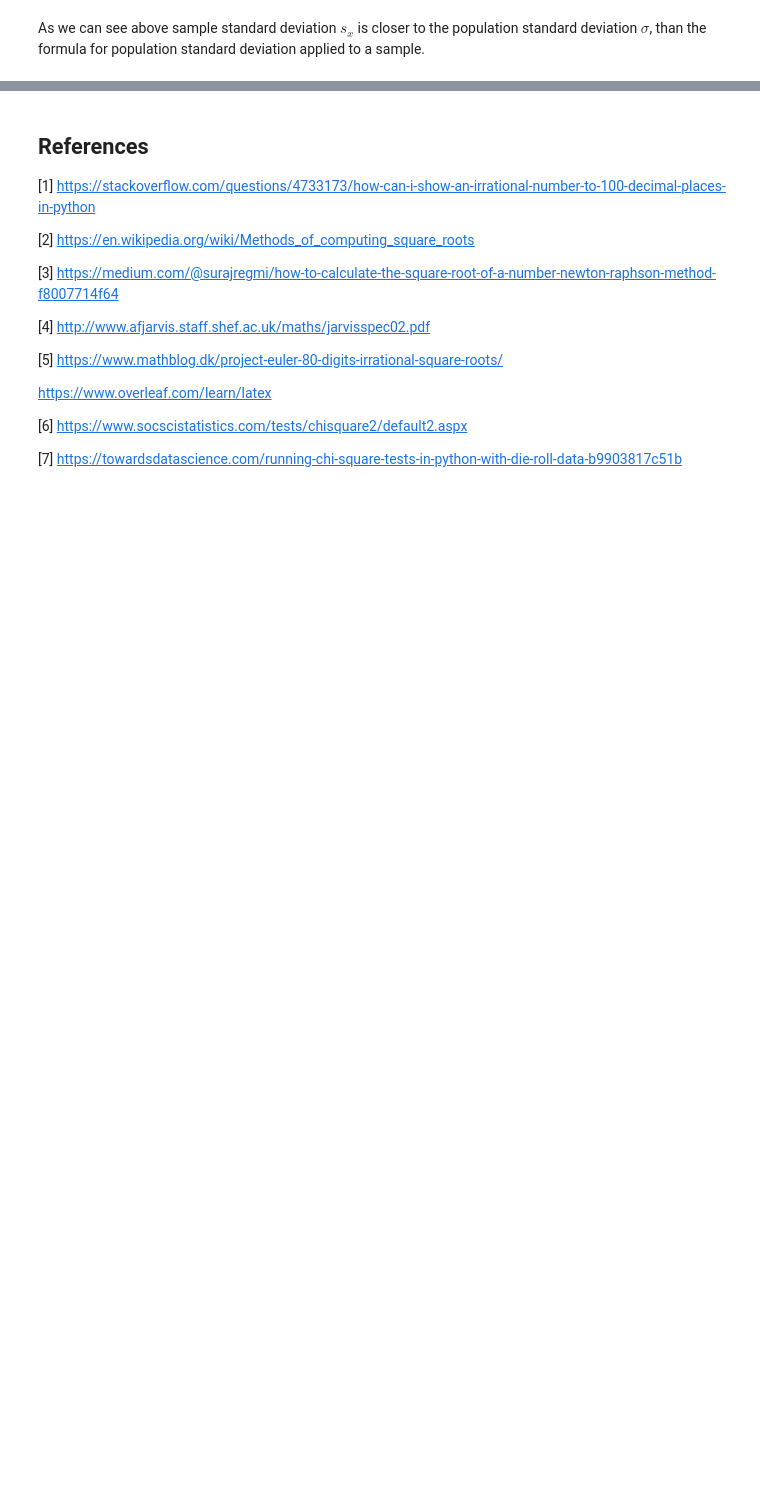
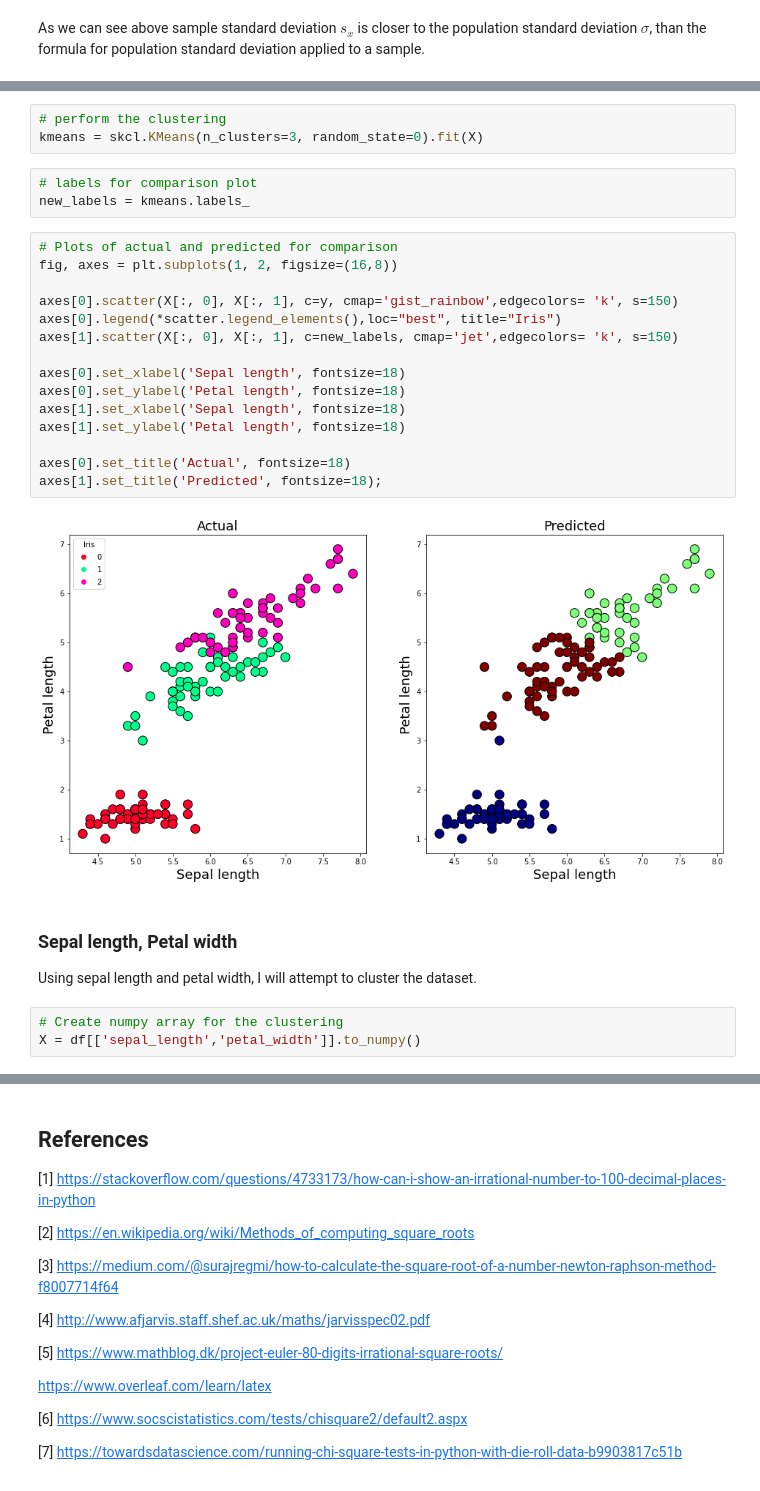
Before and after one commit to AdrianDonohoe/MLaS, a Jupyter notebook: MLaS Tasks 2020.ipynb, the cells around one changed output, grey strips where cells are left out. Drawn from its saved outputs; the diff is of its cells as text; blank space fills up the shorter version.

```diff
--- a/MLaS Tasks 2020.ipynb
+++ b/MLaS Tasks 2020.ipynb
@@ -358,0 +235,29 @@ Text(0.5, 1.0, 'Predicted')
+# %%
+# perform the clustering
+kmeans = skcl.KMeans(n_clusters=3, random_state=0).fit(X)
+# %%
+# labels for comparison plot
+new_labels = kmeans.labels_
+# %%
+# Plots of actual and predicted for comparison
+fig, axes = plt.subplots(1, 2, figsize=(16,8))
+
+axes[0].scatter(X[:, 0], X[:, 1], c=y, cmap='gist_rainbow',edgecolors= 'k', s=150)
+axes[0].legend(*scatter.legend_elements(),loc="best", title="Iris")
+axes[1].scatter(X[:, 0], X[:, 1], c=new_labels, cmap='jet',edgecolors= 'k', s=150)
+
+axes[0].set_xlabel('Sepal length', fontsize=18)
+axes[0].set_ylabel('Petal length', fontsize=18)
+axes[1].set_xlabel('Sepal length', fontsize=18)
+axes[1].set_ylabel('Petal length', fontsize=18)
+
+axes[0].set_title('Actual', fontsize=18)
+axes[1].set_title('Predicted', fontsize=18);
+# %% [output]
+[figure, added]
+# %% [markdown]
+### Sepal length, Petal width
+Using sepal length and petal width, I will attempt to cluster the dataset.
+# %%
+# Create numpy array for the clustering
+X = df[['sepal_length','petal_width']].to_numpy()
```
Also changed, not shown: parts of 78 cells of this notebook.
